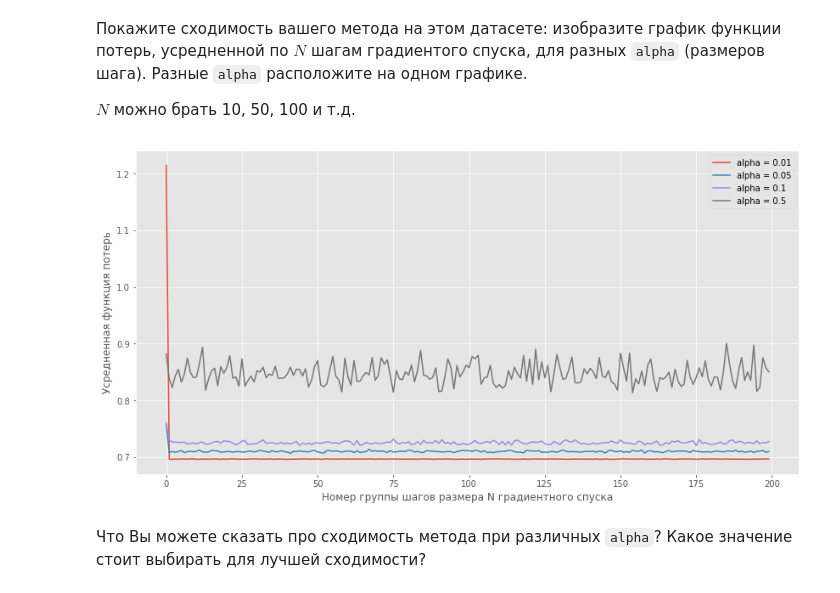
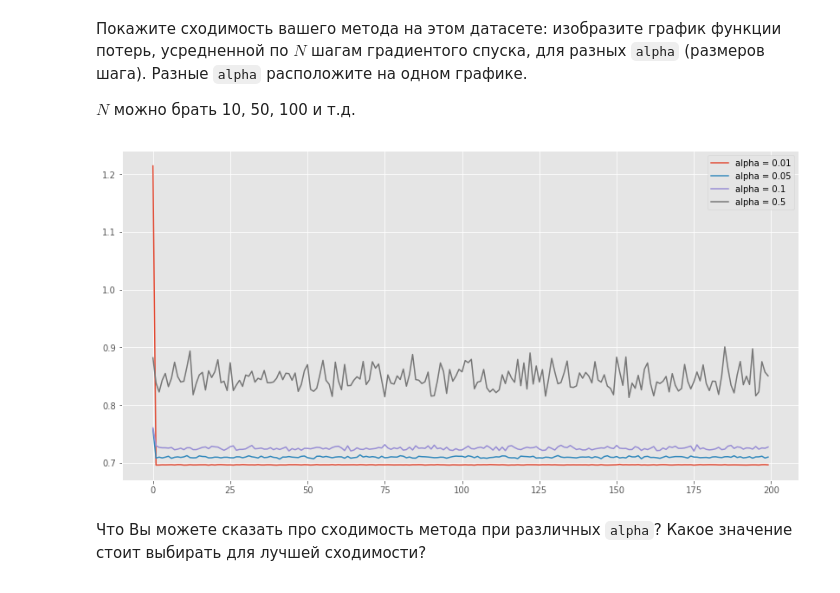
Before and after one commit to Promyer/Python_HW-, a Jupyter notebook: Morozov_hw3.ipynb, the cells around one changed output. Cells and saved outputs as stored; diff of their text form; code cells hidden in the pictures.

```diff
--- a/Morozov_hw3.ipynb
+++ b/Morozov_hw3.ipynb
@@ -303,7 +303,7 @@ class MySGDClassifier(BaseEstimator, ClassifierMixin):
     Предполагается, что в выборке всегда 2 класса
     """
 
-    def __init__(self, batch_generator, C=1, alpha=0.01, max_epoch=10):
+    def __init__(self, batch_generator, C=1, alpha=0.01, max_epoch=10, batch_size=1):
         """
         batch_generator -- функция генератор, которой будем создавать батчи
         C - коэф. регуляризации
@@ -317,6 +317,7 @@ class MySGDClassifier(BaseEstimator, ClassifierMixin):
         self.batch_generator = batch_generator
         self.errors_log = {'iter': [], 'loss': []}
         self.weights = None
+        self.batch_size=batch_size
 
     def calc_loss(self, X_batch, y_batch):
         """
@@ -373,7 +374,7 @@ class MySGDClassifier(BaseEstimator, ClassifierMixin):
         X_copy = np.hstack((np.ones((X.shape[0], 1)), X))
         self.weights = np.random.uniform(-1, 1, (X_copy.shape[1], 1))
         for n in range(0, self.max_epoch):
-            new_epoch_generator = self.batch_generator(X_copy, y)
+            new_epoch_generator = self.batch_generator(X_copy, y, batch_size=self.batch_size)
             for batch_num, new_batch in enumerate(new_epoch_generator):
                 X_batch = new_batch[0]
                 y_batch = new_batch[1]
@@ -455,25 +456,22 @@ $N$ можно брать 10, 50, 100 и т.д.
 # %%
 plt.figure(figsize=(14, 7))
 alphas = (0.01, 0.05, 0.1, 0.5)
 N = 500
 
 for alpha in alphas:
     myclf = MySGDClassifier(batch_generator, alpha=alpha)
     myclf.fit(X, y)
     steps = len(myclf.errors_log['loss'])
     mean_losses = []
     for i in range(steps // N):
         s = np.sum(myclf.errors_log['loss'][i*N:(i+1)*N]) / N
         mean_losses.append(s)
 
     plt.plot(np.arange(len(mean_losses)), mean_losses, label='alpha = {}'.format(alpha))
-
-plt.xlabel('Номер группы шагов размера N градиентного спуска')
-plt.ylabel('Усредненная функция потерь')
 plt.legend()
 plt.show()
 # %% [output]
-[figure, old version]
+[figure, new version]
 # %% [markdown]
 Что Вы можете сказать про сходимость метода при различных `alpha`? Какое значение стоит выбирать для лучшей сходимости?
 # %% [markdown]
```
Also changed, not shown: parts of 5 cells of this notebook.
